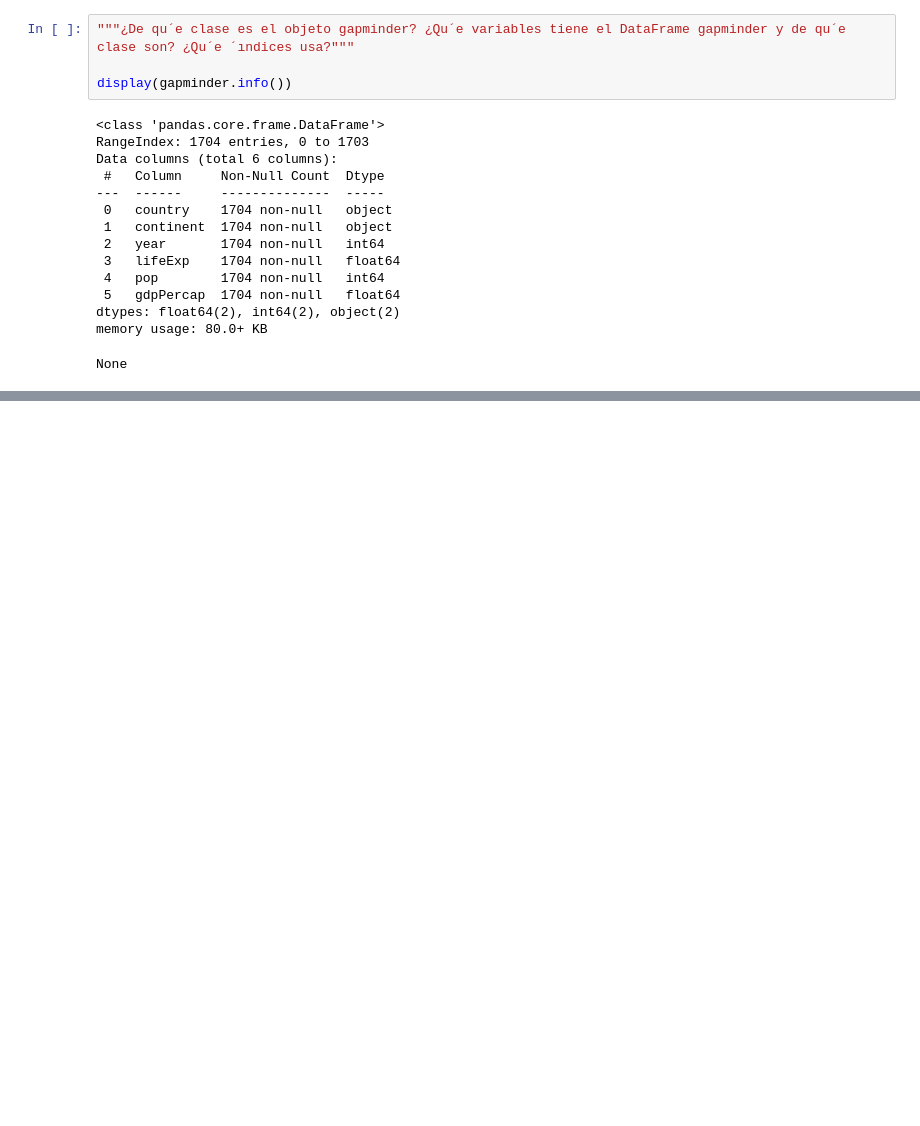
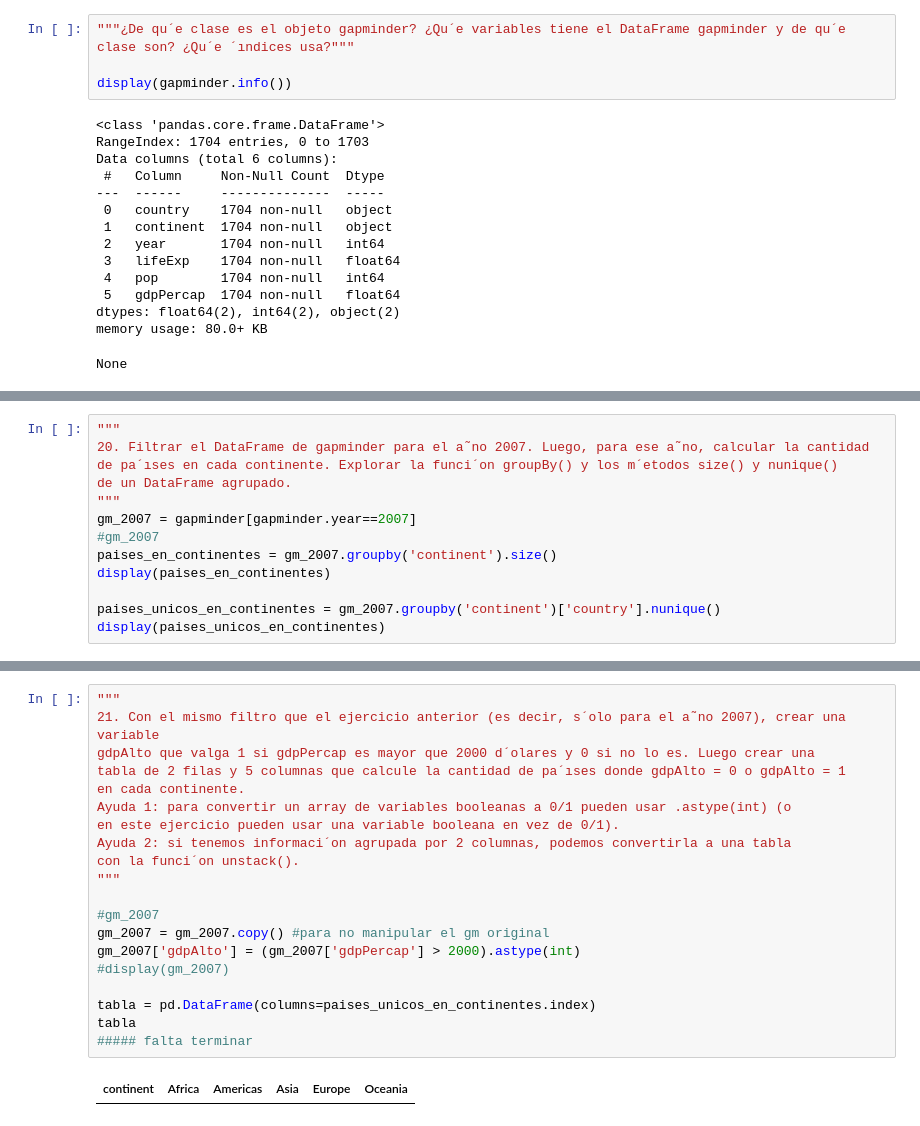
Before and after one commit to luchomaspero/LaboDeDatos, a Jupyter notebook: practica2.ipynb, the cells around one changed output, grey strips where cells are left out. Drawn from its saved outputs; the diff is of its cells as text; blank space fills up the shorter version.

Commit message:
Haciendo ejercicios Prac 2

```diff
--- a/practica2.ipynb
+++ b/practica2.ipynb
@@ -139,0 +269,13 @@ None
+# %%
+"""
+20. Filtrar el DataFrame de gapminder para el a˜no 2007. Luego, para ese a˜no, calcular la cantidad
+de pa´ıses en cada continente. Explorar la funci´on groupBy() y los m´etodos size() y nunique()
+de un DataFrame agrupado.
+"""
+gm_2007 = gapminder[gapminder.year==2007]
+#gm_2007
+paises_en_continentes = gm_2007.groupby('continent').size()
+display(paises_en_continentes)
+
+paises_unicos_en_continentes = gm_2007.groupby('continent')['country'].nunique()
+display(paises_unicos_en_continentes)
@@ -139,0 +297,22 @@ None
+# %%
+"""
+21. Con el mismo filtro que el ejercicio anterior (es decir, s´olo para el a˜no 2007), crear una variable
+gdpAlto que valga 1 si gdpPercap es mayor que 2000 d´olares y 0 si no lo es. Luego crear una
+tabla de 2 filas y 5 columnas que calcule la cantidad de pa´ıses donde gdpAlto = 0 o gdpAlto = 1
+en cada continente.
+Ayuda 1: para convertir un array de variables booleanas a 0/1 pueden usar .astype(int) (o
+en este ejercicio pueden usar una variable booleana en vez de 0/1).
+Ayuda 2: si tenemos informaci´on agrupada por 2 columnas, podemos convertirla a una tabla
+con la funci´on unstack().
+"""
+
+#gm_2007
+gm_2007 = gm_2007.copy() #para no manipular el gm original
+gm_2007['gdpAlto'] = (gm_2007['gdpPercap'] > 2000).astype(int)
+#display(gm_2007)
+
+tabla = pd.DataFrame(columns=paises_unicos_en_continentes.index)
+tabla
+##### falta terminar
+# %% [output]
+| continent | Africa | Americas | Asia | Europe | Oceania |
```
Also changed, not shown: parts of 10 cells of this notebook.
